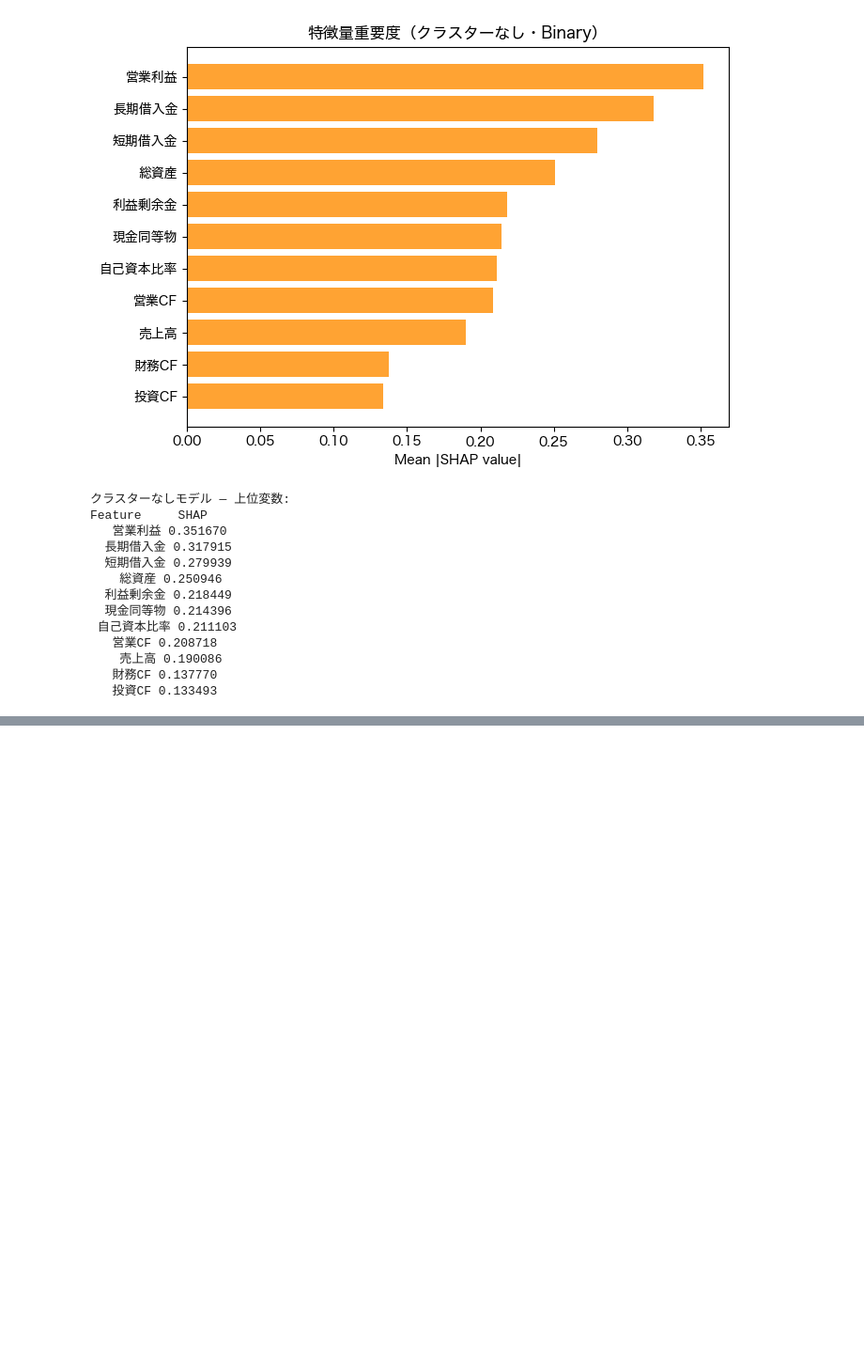
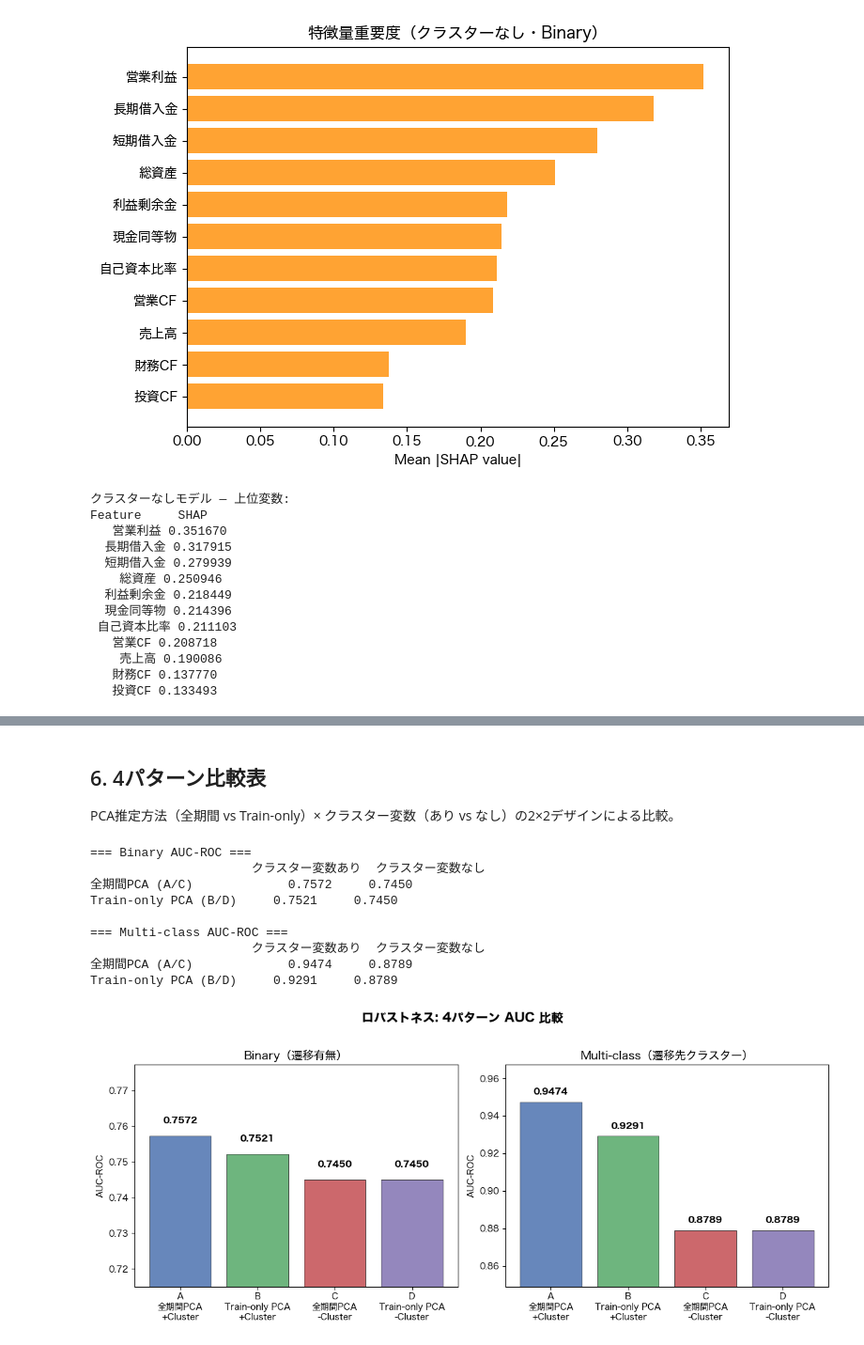
Before and after one commit to furuken-k/masterthesis, a Jupyter notebook: notebooks/07_robustness.ipynb, the cells around one changed output, grey strips where cells are left out. Shown at 94% size. Drawn from its saved outputs; the diff is of its cells as text; code cells hidden in the pictures; blank space fills up the shorter version.

```diff
--- a/notebooks/07_robustness.ipynb
+++ b/notebooks/07_robustness.ipynb
@@ -591,0 +662,71 @@ Feature     SHAP
+# %% [markdown]
+## 6. 4パターン比較表
+
+PCA推定方法（全期間 vs Train-only）× クラスター変数（あり vs なし）の2×2デザインによる比較。
+# %%
+# ── 4パターン比較表 ──
+import os
+os.makedirs('../outputs/figures', exist_ok=True)
+os.makedirs('../thesis/figures', exist_ok=True)
+
+# Binary AUC
+tbl_bin = pd.DataFrame({
+    'クラスター変数あり': [auc_a, auc_b],
+    'クラスター変数なし': [auc_nc, auc_d],
+}, index=['全期間PCA (A/C)', 'Train-only PCA (B/D)'])
+print('=== Binary AUC-ROC ===')
+print(tbl_bin.to_string(float_format='{:.4f}'.format))
+
+# Multi-class AUC
+tbl_mc = pd.DataFrame({
+    'クラスター変数あり': [auc_mc_a, auc_mc_b],
+    'クラスター変数なし': [auc_mc_nc, auc_mc_d],
+}, index=['全期間PCA (A/C)', 'Train-only PCA (B/D)'])
+print('\n=== Multi-class AUC-ROC ===')
+print(tbl_mc.to_string(float_format='{:.4f}'.format))
+
+# ── バーチャート ──
+fig, axes = plt.subplots(1, 2, figsize=(12, 5))
+
+patterns = ['A\n全期間PCA\n+Cluster', 'B\nTrain-only PCA\n+Cluster',
+            'C\n全期間PCA\n-Cluster', 'D\nTrain-only PCA\n-Cluster']
+colors = ['#4C72B0', '#55A868', '#C44E52', '#8172B2']
+
+# Binary
+ax = axes[0]
+vals_bin = [auc_a, auc_b, auc_nc, auc_d]
+bars = ax.bar(patterns, vals_bin, color=colors, alpha=0.85, edgecolor='black', linewidth=0.5)
+ax.set_ylabel('AUC-ROC')
+ax.set_title('Binary（遷移有無）', fontsize=13)
+ax.set_ylim(min(vals_bin) - 0.03, max(vals_bin) + 0.02)
+for bar, v in zip(bars, vals_bin):
+    ax.text(bar.get_x() + bar.get_width()/2, v + 0.003, f'{v:.4f}',
+            ha='center', va='bottom', fontsize=10, fontweight='bold')
+
+# Multi-class
+ax = axes[1]
+vals_mc = [auc_mc_a, auc_mc_b, auc_mc_nc, auc_mc_d]
+bars = ax.bar(patterns, vals_mc, color=colors, alpha=0.85, edgecolor='black', linewidth=0.5)
+ax.set_ylabel('AUC-ROC')
+ax.set_title('Multi-class（遷移先クラスター）', fontsize=13)
+ax.set_ylim(min(vals_mc) - 0.03, max(vals_mc) + 0.02)
+for bar, v in zip(bars, vals_mc):
+    ax.text(bar.get_x() + bar.get_width()/2, v + 0.003, f'{v:.4f}',
+            ha='center', va='bottom', fontsize=10, fontweight='bold')
+
+fig.suptitle('ロバストネス: 4パターン AUC 比較', fontsize=14, fontweight='bold', y=1.02)
+plt.tight_layout()
+plt.savefig('../outputs/figures/robustness_4pattern_comparison.png', dpi=150, bbox_inches='tight')
+plt.savefig('../thesis/figures/robustness_4pattern_comparison.png', dpi=150, bbox_inches='tight')
+plt.show()
+# %% [output]
+=== Binary AUC-ROC ===
+                      クラスター変数あり  クラスター変数なし
+全期間PCA (A/C)             0.7572     0.7450
+Train-only PCA (B/D)     0.7521     0.7450
+
+=== Multi-class AUC-ROC ===
+                      クラスター変数あり  クラスター変数なし
+全期間PCA (A/C)             0.9474     0.8789
+Train-only PCA (B/D)     0.9291     0.8789
+[figure, added]
```
Also changed, not shown: parts of 9 cells of this notebook, 11 other files.
